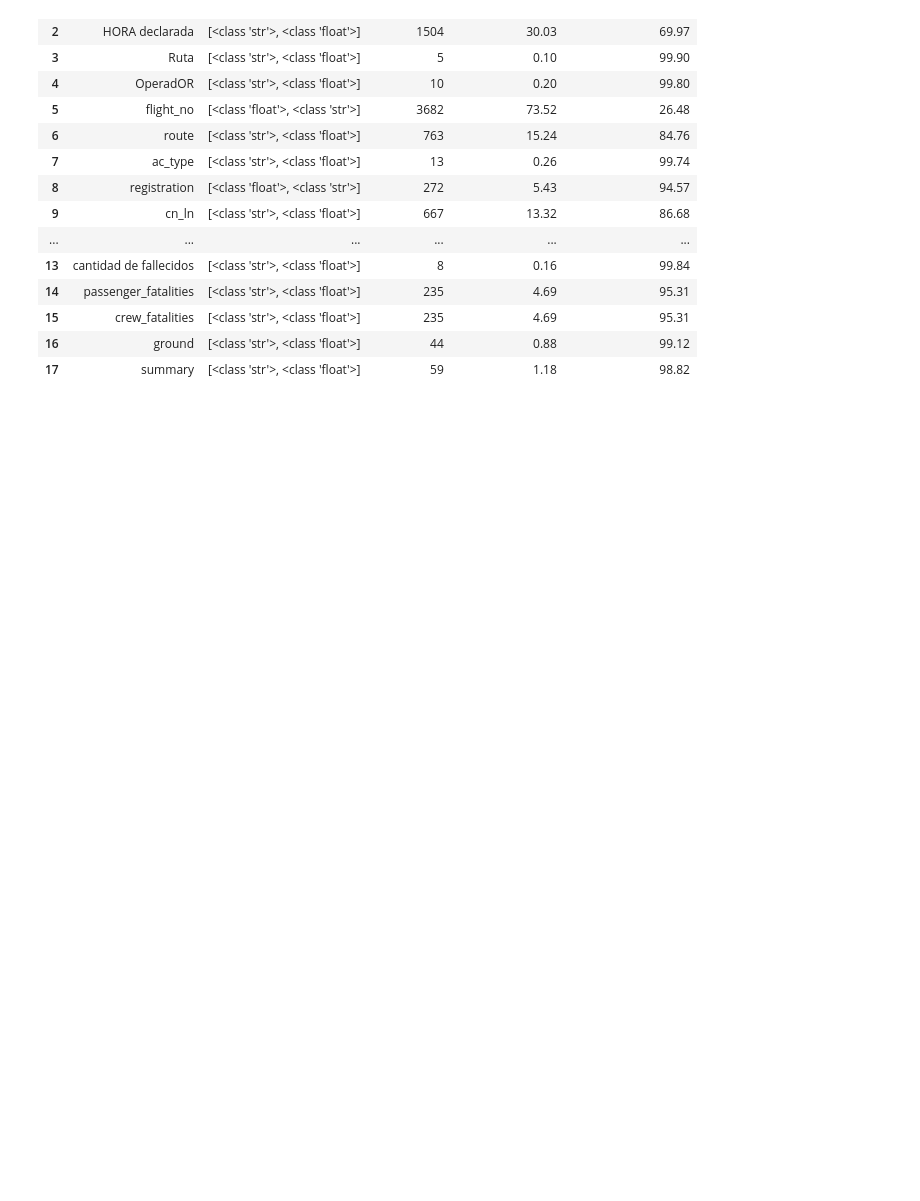
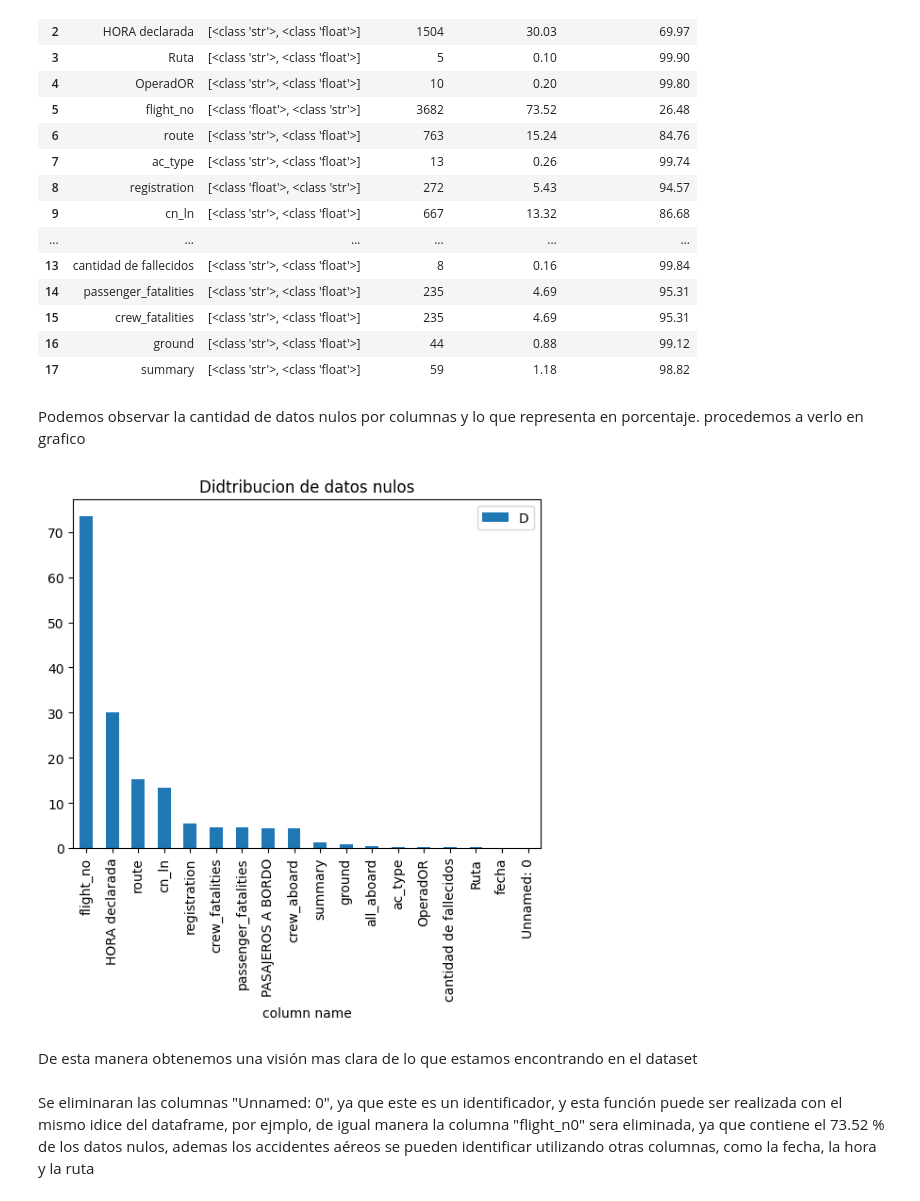
Before and after one commit to freddyv1828/Data_Analytics_Accidentes_Aereos, a Jupyter notebook: Notebooks/Etl_Accidentes_aereos.ipynb, the cells around one changed output. Drawn from its saved outputs; the diff is of its cells as text; code cells hidden in the pictures; blank space fills up the shorter version.

```diff
--- a/Notebooks/Etl_Accidentes_aereos.ipynb
+++ b/Notebooks/Etl_Accidentes_aereos.ipynb
@@ -129,3 +134,20 @@ Advertencia: la columna summary, tiene valores nulos
 | 15 | crew_fatalities | [<class 'str'>, <class 'float'>] | 235 | 4.69 | 95.31 |
 | 16 | ground | [<class 'str'>, <class 'float'>] | 44 | 0.88 | 99.12 |
 | 17 | summary | [<class 'str'>, <class 'float'>] | 59 | 1.18 | 98.82 |
+# %% [markdown]
+Podemos observar la cantidad de datos nulos por columnas y lo que representa en porcentaje. procedemos a verlo en grafico
+# %%
+# Obtenemos el porcentaje de los valores nulos
+nul_porc = ((df_accidentes.isnull().sum()/len(df_accidentes))*100).sort_values(ascending = False)
+# %%
+nul_porc.plot(kind="bar")
+plt.title("Didtribucion de datos nulos")
+plt.xlabel("column name")
+plt.legend("Distribucion de datos nulos")
+plt.show()
+# %% [output]
+[figure, added]
+# %% [markdown]
+De esta manera obtenemos una visión mas clara de lo que estamos encontrando en el dataset
+# %% [markdown]
+Se eliminaran las columnas "Unnamed: 0", ya que este es un identificador, y esta función puede ser realizada con el mismo idice del dataframe, por ejmplo, de igual manera la columna "flight_n0" sera eliminada, ya que contiene el 73.52 % de los datos nulos, ademas los accidentes aéreos se pueden identificar utilizando otras columnas, como la fecha, la hora y la ruta
```
Also changed, not shown: parts of 57 cells of this notebook, 2 other files.
